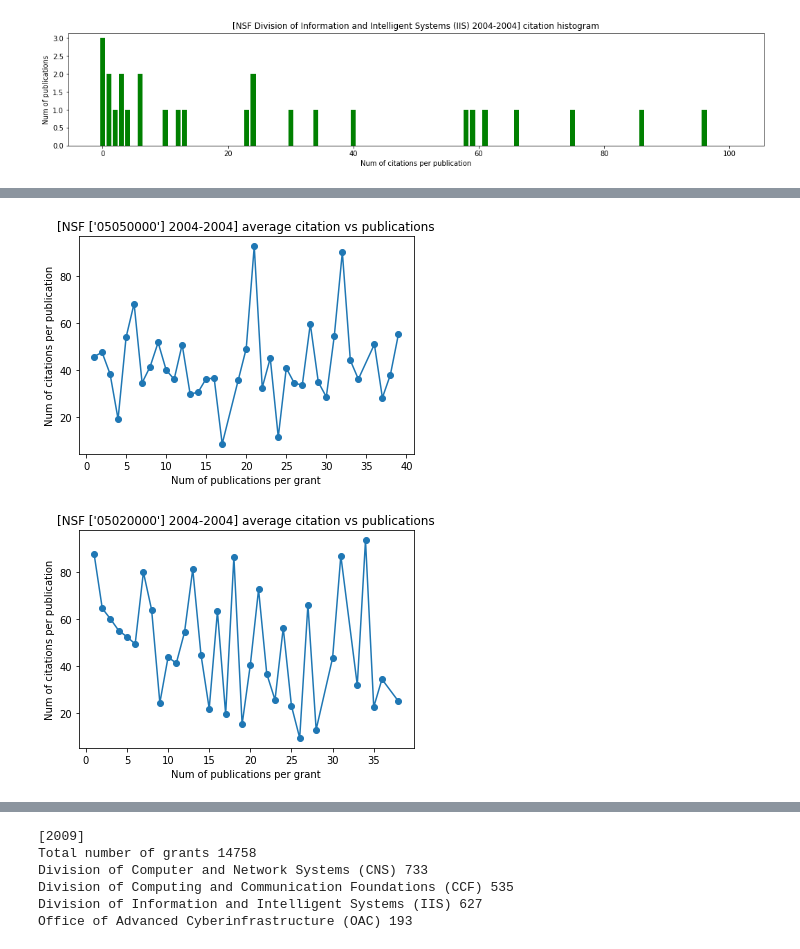
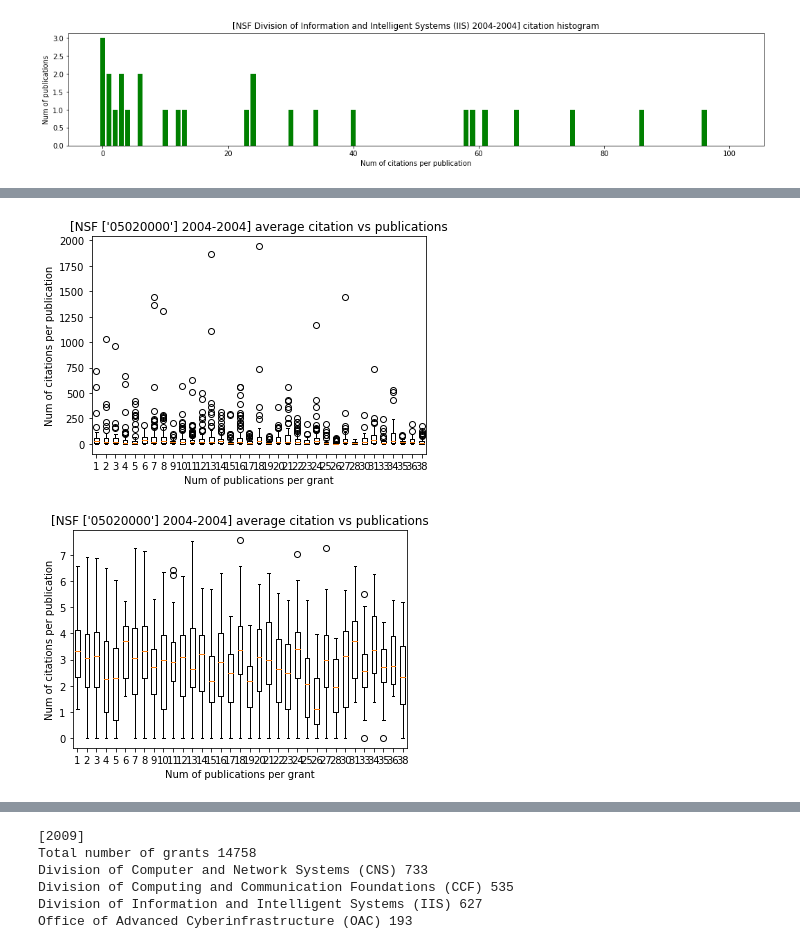
Before and after one commit to shinminjeong/moneymatters, a Jupyter notebook: scripts/NSF CISE stats - num citations vs publications.ipynb, the cells around one changed output, grey strips where cells are left out. Cells and saved outputs as stored; diff of their text form; code cells hidden in the pictures.

Commit message:
update nsf grant plot

```diff
--- a/scripts/NSF CISE stats - num citations vs publications.ipynb
+++ b/scripts/NSF CISE stats - num citations vs publications.ipynb
@@ -152,8 +220,34 @@ Total 1 grants with 30 publications. Average 43.333333333333336 citations from t
+# %%
+def pub_avgcit_relation(data, orgcodes, xrange, log=False):
+    pubs = [v["num_pubs"] for v in data.values() if v["org"] in orgcodes]
+    x = [i for i in xrange if i in pubs]
+    box_plot_data = []
+    for numpub in x:
+        citations = []
+        for k, v in data.items():
+            if v["org"] in orgcodes and v["num_pubs"] == numpub:
+                grant_info = core.nsf_utils.get_grant_publications(k)
+                pubresearch = grant_info["publicationResearch"]
+                pubconference = grant_info["publicationConference"]
+                if log:
+                    citations.extend([np.log(p["citationCount"]) for p in pubresearch if "citationCount" in p])
+                    citations.extend([np.log(p["citationCount"]) for p in pubconference if "citationCount" in p])
+                else:
+                    citations.extend([p["citationCount"] for p in pubresearch if "citationCount" in p])
+                    citations.extend([p["citationCount"] for p in pubconference if "citationCount" in p])
+#         print(numpub, citations)
+        box_plot_data.append(citations)
+#     print(np.shape(box_plot_data))
+    plt.boxplot(box_plot_data, labels=x)
+    plt.ylabel('Num of citations per publication')
+    plt.xlabel('Num of publications per grant')
+    plt.title("[NSF {} {}-{}] average citation vs publications".format(orgcodes, years[0], years[-1]))
+    plt.show()
 # %%
-pub_avgcit_relation(data, ["05050000"], range(1, 41))
+pub_avgcit_relation(data, ["05020000"], range(1, 41), log=False)
 # %% [output]
-[figure, old version]
+[figure, new version]
 # %%
-pub_avgcit_relation(data, ["05020000"], range(1, 41))
+pub_avgcit_relation(data, ["05020000"], range(1, 41), log=True)
 # %% [output]
-[figure, old version]
+[figure, new version]
```
Also changed, not shown: parts of 7 cells of this notebook.
